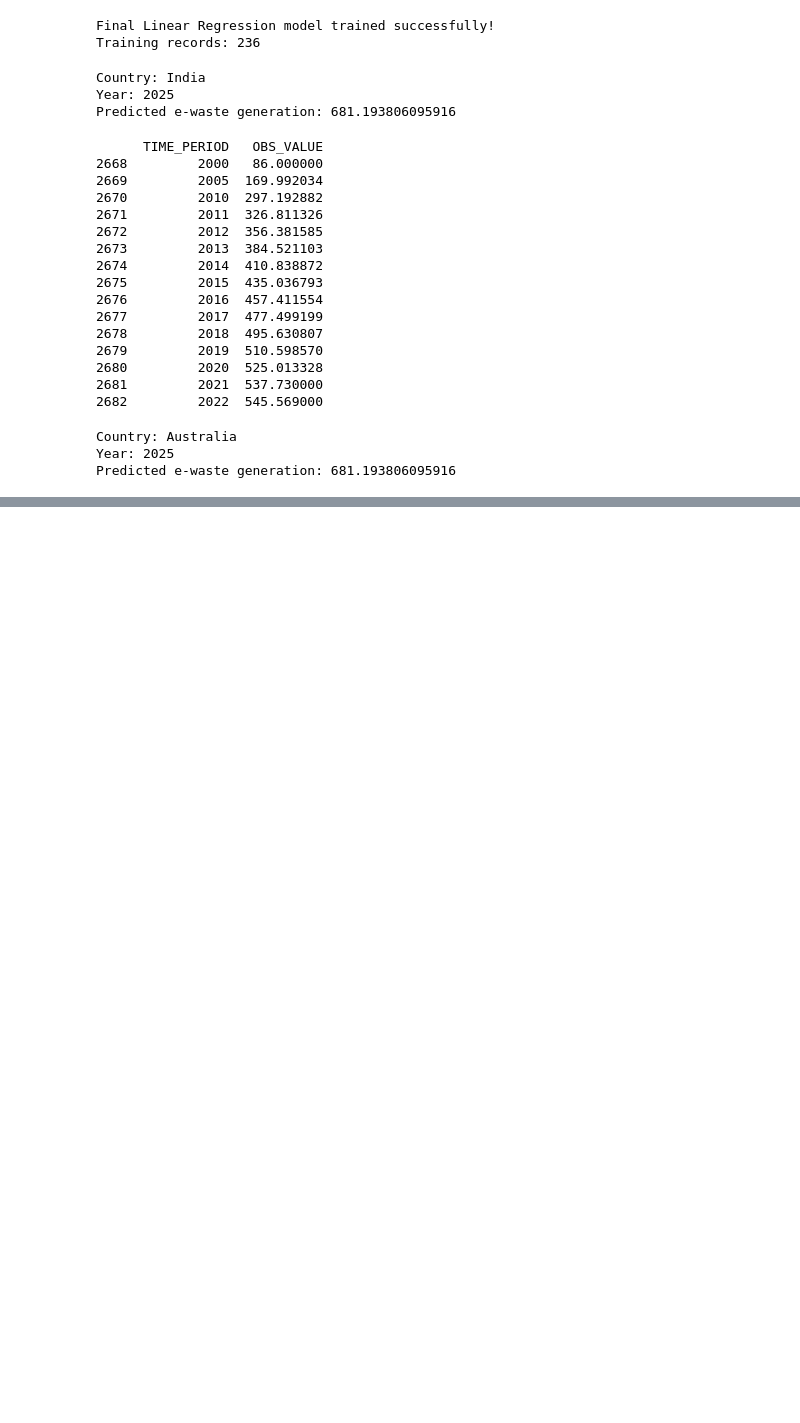
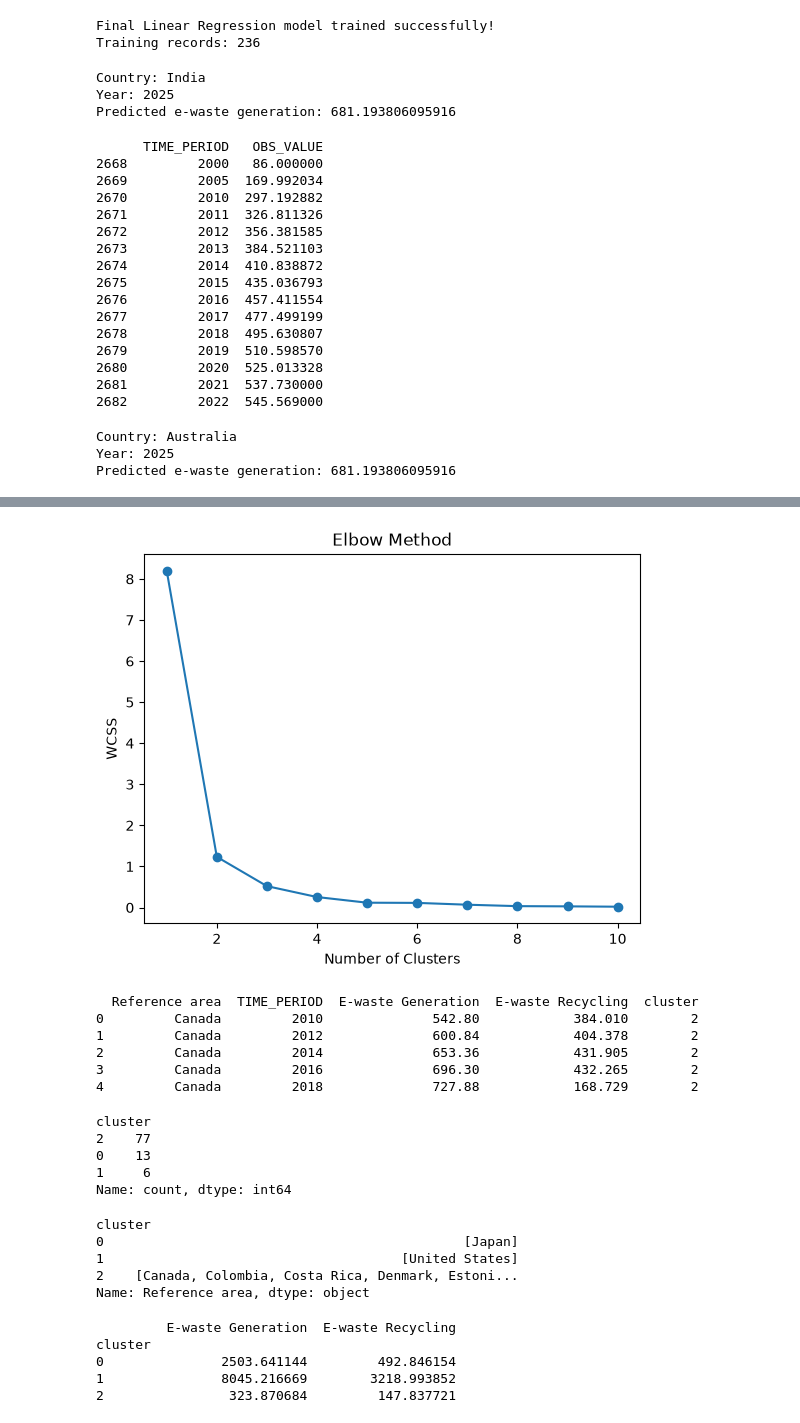
Before and after one commit to athulyarnair150-sys/electronic-waste-project-, a Jupyter notebook: electronic waste generation and recycling.ipynb, the cells around one changed output, grey strips where cells are left out. Drawn from its saved outputs; the diff is of its cells as text; code cells hidden in the pictures; blank space fills up the shorter version.

```diff
--- a/electronic waste generation and recycling.ipynb
+++ b/electronic waste generation and recycling.ipynb
@@ -950,0 +1127,56 @@ Predicted e-waste generation: 681.193806095916
+# %%
+wcss = []
+
+for i in range(1, 11):
+    kmeans = KMeans(n_clusters=i, random_state=42)
+    kmeans.fit(X_scaled)
+    wcss.append(kmeans.inertia_)
+
+plt.plot(range(1, 11), wcss, marker='o')
+
+plt.xlabel("Number of Clusters")
+plt.ylabel("WCSS")
+plt.title("Elbow Method")
+
+plt.show()
+# %% [output]
+[figure, added]
+# %%
+kmeans = KMeans(n_clusters=3, random_state=42)
+
+y_kmeans = kmeans.fit_predict(X_scaled)
+
+kmeans_df["cluster"] = y_kmeans
+
+print(kmeans_df.head())
+# %% [output]
+  Reference area  TIME_PERIOD  E-waste Generation  E-waste Recycling  cluster
+0         Canada         2010              542.80            384.010        2
+1         Canada         2012              600.84            404.378        2
+2         Canada         2014              653.36            431.905        2
+3         Canada         2016              696.30            432.265        2
+4         Canada         2018              727.88            168.729        2
+# %%
+print(kmeans_df["cluster"].value_counts())
+# %% [output]
+cluster
+2    77
+0    13
+1     6
+Name: count, dtype: int64
+# %%
+print(kmeans_df.groupby("cluster")["Reference area"].unique())
+# %% [output]
+cluster
+0                                              [Japan]
+1                                      [United States]
+2    [Canada, Colombia, Costa Rica, Denmark, Estoni...
+Name: Reference area, dtype: object
+# %%
+print(kmeans_df.groupby("cluster")[["E-waste Generation", "E-waste Recycling"]].mean())
+# %% [output]
+         E-waste Generation  E-waste Recycling
+cluster
+0               2503.641144         492.846154
+1               8045.216669        3218.993852
+2                323.870684         147.837721
```
Also changed, not shown: parts of 16 cells of this notebook.
